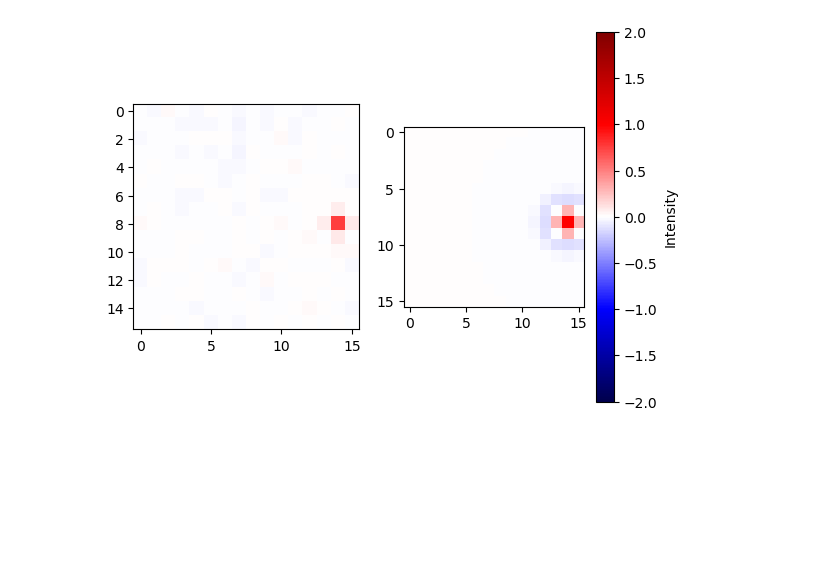
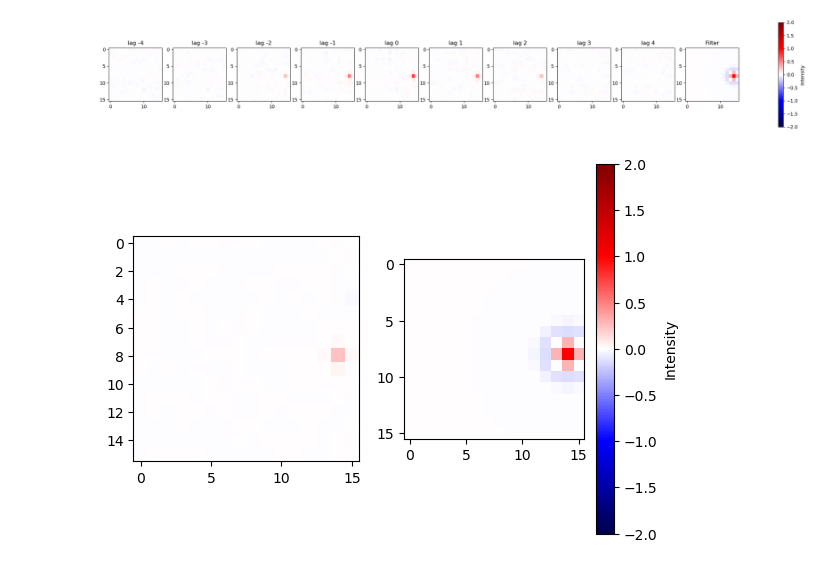
Before and after one commit to fschwar4/sta_analysis, a Jupyter notebook: sta.ipynb, the cells around one changed output. Saved outputs shown, nothing was run; the diff lists cells and outputs as text; code cells hidden in the pictures; blank space fills up the shorter version.

```diff
--- a/sta.ipynb
+++ b/sta.ipynb
@@ -59,6 +81,7 @@ ricker_spike_train = np.load(os.path.join(data_dir, 'spike_train_ricker_1.npy'))
 ricker_stimulus = np.load(os.path.join(data_dir, 'stimulus_ricker_1.npy'))
 ricker_filter = np.load(os.path.join(data_dir, f'filter_ricker_1.npy'))
 # %%
-start = 0
-end = 1
+start = -4
+end = 5
+n_lags = end - start
 # %%
@@ -76,13 +101,16 @@ plt.show()
 # %%
-ricker_sta = calc_sta(ricker_stimulus, ricker_spike_train, start, end)
+ricker_sta = calc_simple_sta(ricker_stimulus, ricker_spike_train, start, end)
+plot_simple_sta(ricker_sta, ricker_filter, start, end)
 
+ricker_sta = ricker_sta.mean(axis = 0)
 fig, axs = plt.subplots(1, 2)
 axs[0].imshow(ricker_sta, vmin = -2, vmax = 2, cmap = "seismic")
 a = axs[1].imshow(ricker_filter, vmin = -2, vmax = 2, cmap = "seismic")
 
 plt.colorbar(a, label="Intensity")
 plt.title(f'')
 plt.show()
 # %% [output]
-[figure, old version]
+[figure, new version]
+[figure, added]
 # %%
```
Also changed, not shown: parts of 7 cells of this notebook, 1 other file.
